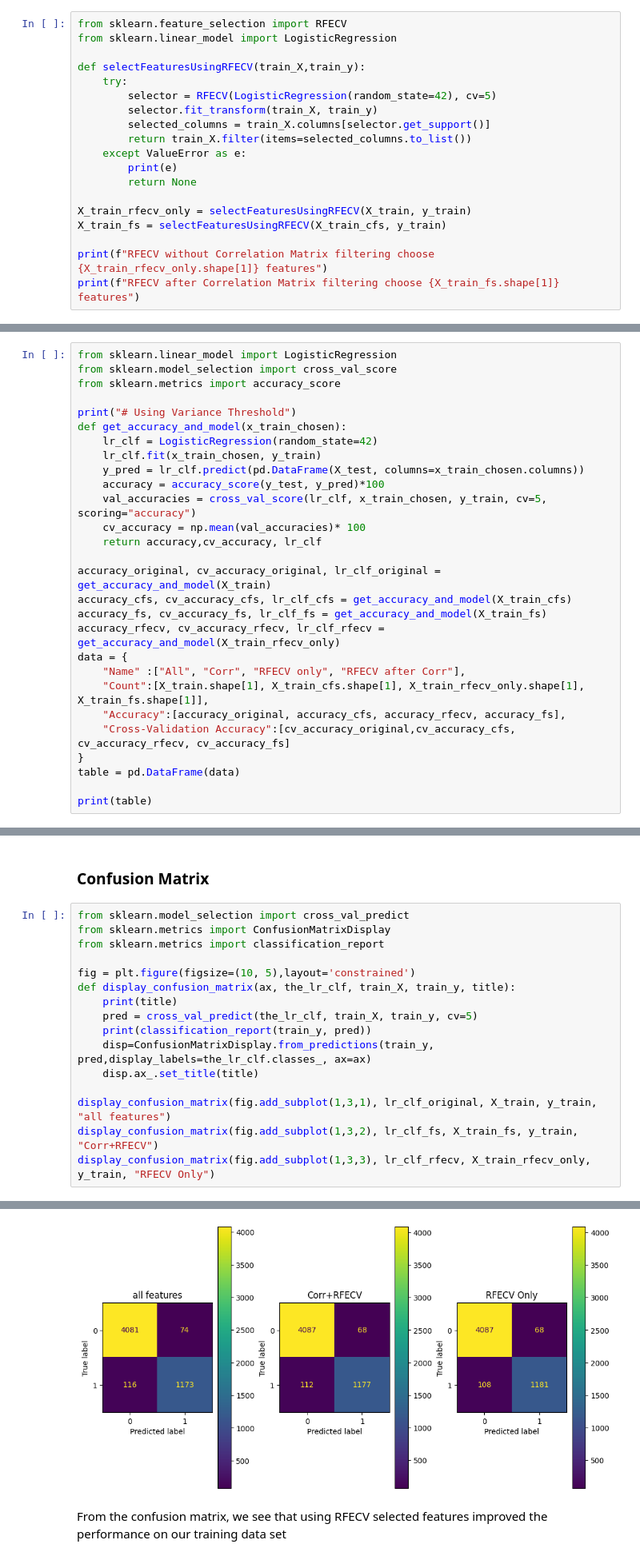
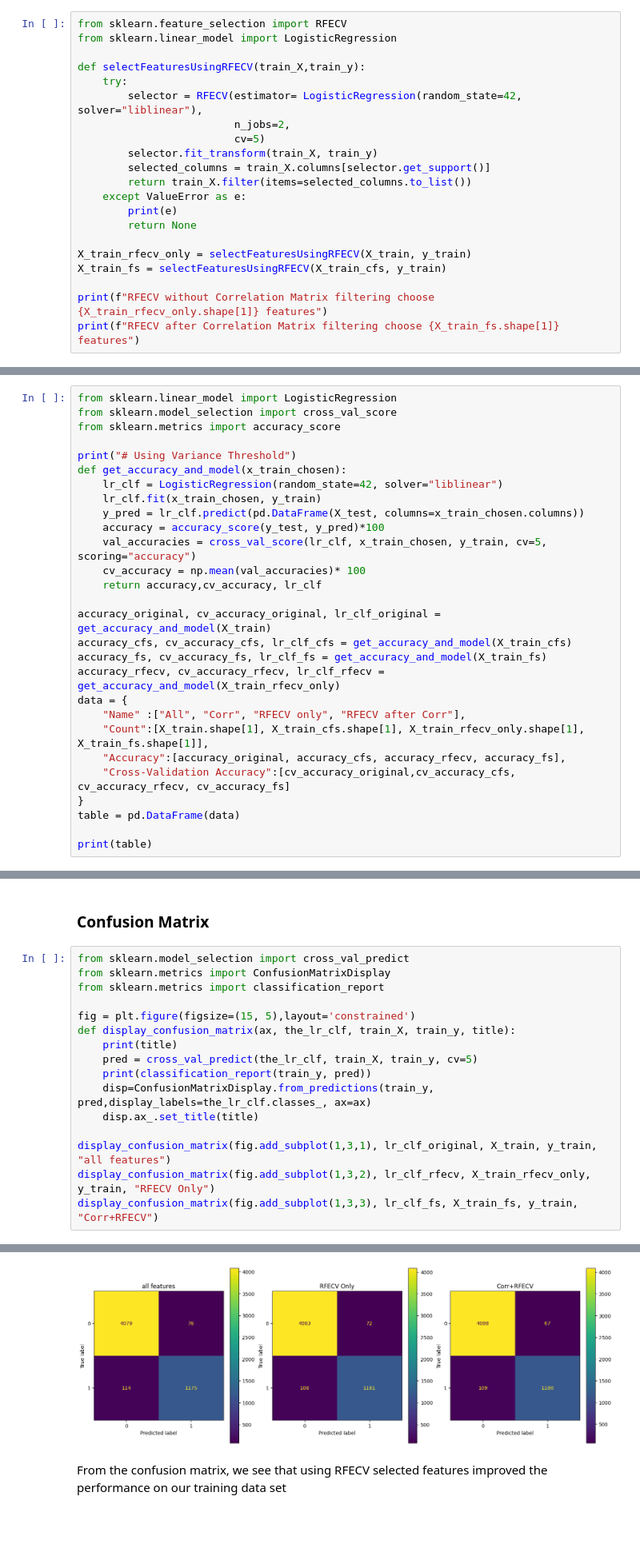
Before and after one commit to raymondsamalo/25S1-C-NYP-ITI111-Applied-Machine-Learning, a Jupyter notebook: AndroidMalwareRaymondSamalo.ipynb, the cells around one changed output, grey strips where cells are left out. Shown at 80% size. Drawn from its saved outputs; the diff is of its cells as text; blank space fills up the shorter version.

```diff
--- a/AndroidMalwareRaymondSamalo.ipynb
+++ b/AndroidMalwareRaymondSamalo.ipynb
@@ -480,7 +480,9 @@ from sklearn.linear_model import LogisticRegression
 
 def selectFeaturesUsingRFECV(train_X,train_y):
     try:
-        selector = RFECV(LogisticRegression(random_state=42), cv=5)
+        selector = RFECV(estimator= LogisticRegression(random_state=42, solver="liblinear"),
+                         n_jobs=2,
+                         cv=5)
         selector.fit_transform(train_X, train_y)
         selected_columns = train_X.columns[selector.get_support()]
         return train_X.filter(items=selected_columns.to_list())
@@ -509,7 +511,7 @@ from sklearn.metrics import accuracy_score
 
 print("# Using Variance Threshold")
 def get_accuracy_and_model(x_train_chosen):
-    lr_clf = LogisticRegression(random_state=42)
+    lr_clf = LogisticRegression(random_state=42, solver="liblinear")
     lr_clf.fit(x_train_chosen, y_train)
     y_pred = lr_clf.predict(pd.DataFrame(X_test, columns=x_train_chosen.columns))
     accuracy = accuracy_score(y_test, y_pred)*100
@@ -560,7 +560,7 @@ from sklearn.model_selection import cross_val_predict
 from sklearn.metrics import ConfusionMatrixDisplay
 from sklearn.metrics import classification_report
 
-fig = plt.figure(figsize=(10, 5),layout='constrained')
+fig = plt.figure(figsize=(15, 5),layout='constrained')
 def display_confusion_matrix(ax, the_lr_clf, train_X, train_y, title):
     print(title)
     pred = cross_val_predict(the_lr_clf, train_X, train_y, cv=5)
@@ -569,8 +569,8 @@ def display_confusion_matrix(ax, the_lr_clf, train_X, train_y, title):
     disp.ax_.set_title(title)
 
 display_confusion_matrix(fig.add_subplot(1,3,1), lr_clf_original, X_train, y_train, "all features")
-display_confusion_matrix(fig.add_subplot(1,3,2), lr_clf_fs, X_train_fs, y_train, "Corr+RFECV")
-display_confusion_matrix(fig.add_subplot(1,3,3), lr_clf_rfecv, X_train_rfecv_only, y_train, "RFECV Only")
+display_confusion_matrix(fig.add_subplot(1,3,2), lr_clf_rfecv, X_train_rfecv_only, y_train, "RFECV Only")
+display_confusion_matrix(fig.add_subplot(1,3,3), lr_clf_fs, X_train_fs, y_train, "Corr+RFECV")
 # %% [output]
 all features
               precision    recall  f1-score   support
@@ -586,9 +586,9 @@ Corr+RFECV
               precision    recall  f1-score   support
 ... (13 lines left out)
 
     accuracy                           0.97      5444
    macro avg       0.96      0.95      0.95      5444
 weighted avg       0.97      0.97      0.97      5444
-[figure, old version]
+[figure, new version]
 # %% [markdown]
 From the confusion matrix, we see that using RFECV selected features improved the performance on our training data set
```
Also changed, not shown: parts of 9 cells of this notebook.
